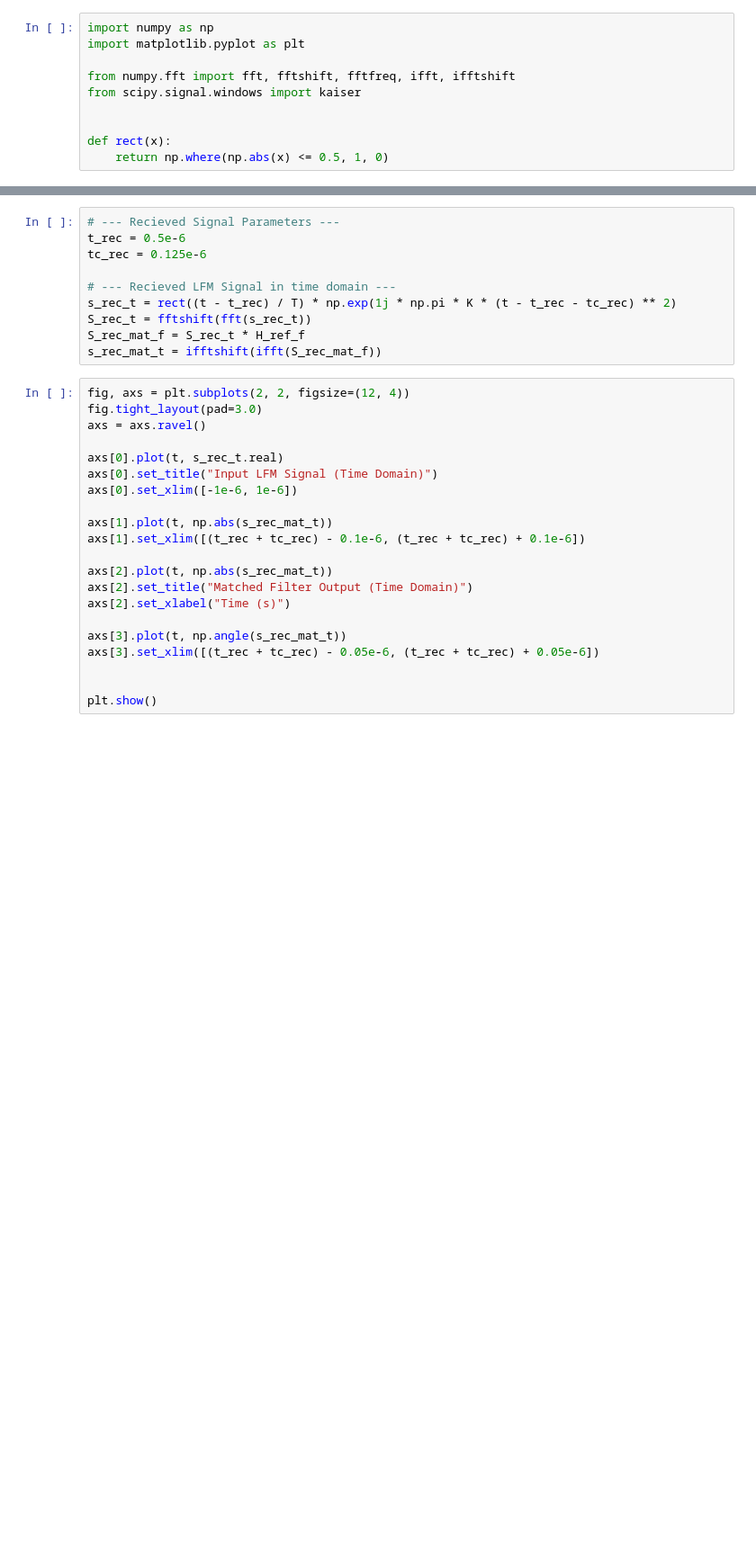
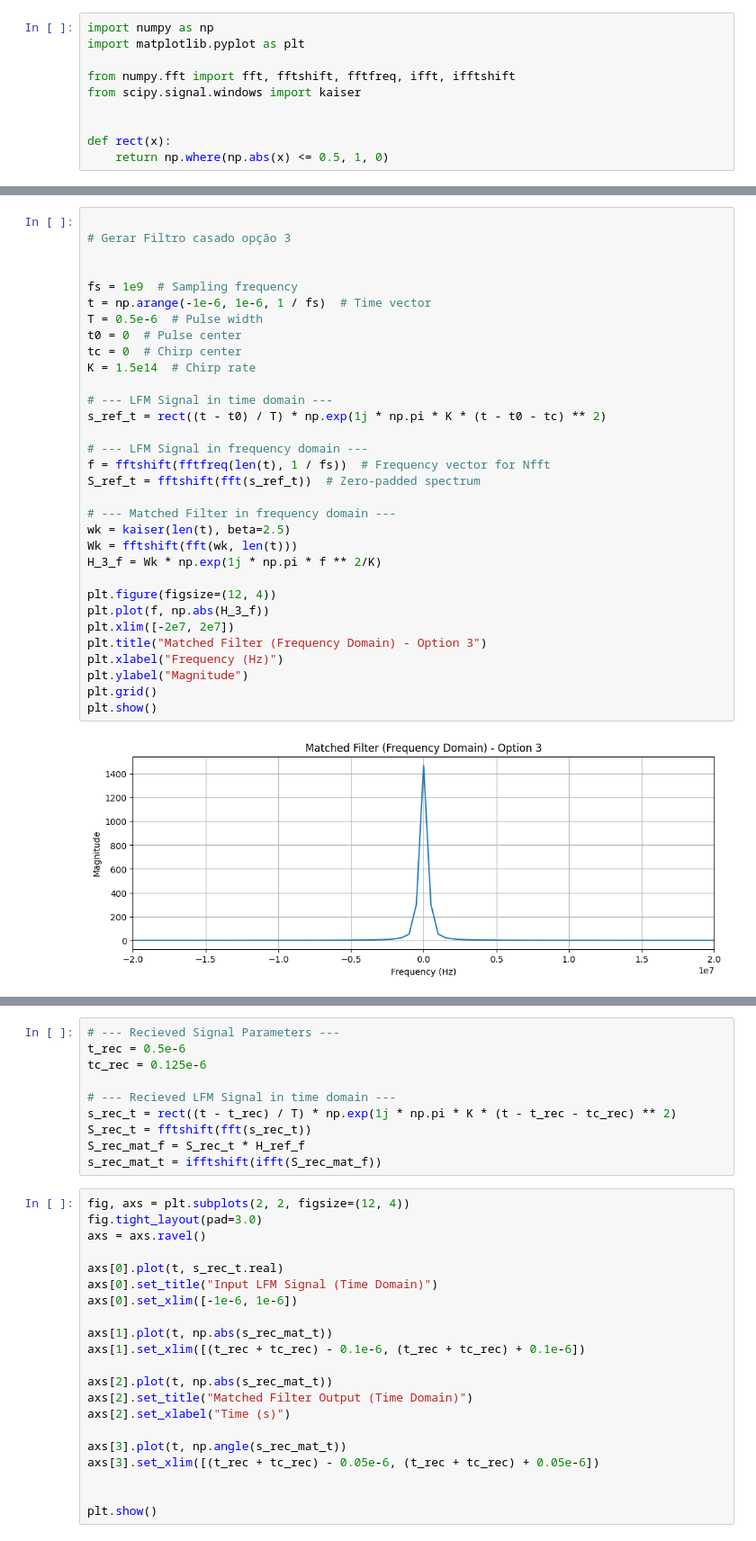
Before and after one commit to gabrielluizep/et-291, a Jupyter notebook: assignment-04/images.ipynb, the cells around one changed output, grey strips where cells are left out. Shown: that part at 90% size. Cells and saved outputs as stored; diff of their text form; blank space fills up the shorter version.

```diff
--- a/assignment-04/images.ipynb
+++ b/assignment-04/images.ipynb
@@ -83,0 +171,34 @@ plt.show()
+# %%
+
+# Gerar Filtro casado opção 3
+
+
+fs = 1e9  # Sampling frequency
+t = np.arange(-1e-6, 1e-6, 1 / fs)  # Time vector
+T = 0.5e-6  # Pulse width
+t0 = 0  # Pulse center
+tc = 0  # Chirp center
+K = 1.5e14  # Chirp rate
+
+# --- LFM Signal in time domain ---
+s_ref_t = rect((t - t0) / T) * np.exp(1j * np.pi * K * (t - t0 - tc) ** 2)
+
+# --- LFM Signal in frequency domain ---
+f = fftshift(fftfreq(len(t), 1 / fs))  # Frequency vector for Nfft
+S_ref_t = fftshift(fft(s_ref_t))  # Zero-padded spectrum
+
+# --- Matched Filter in frequency domain ---
+wk = kaiser(len(t), beta=2.5)
+Wk = fftshift(fft(wk, len(t)))
+H_3_f = Wk * np.exp(1j * np.pi * f ** 2/K)
+
+plt.figure(figsize=(12, 4))
+plt.plot(f, np.abs(H_3_f))
+plt.xlim([-2e7, 2e7])
+plt.title("Matched Filter (Frequency Domain) - Option 3")
+plt.xlabel("Frequency (Hz)")
+plt.ylabel("Magnitude")
+plt.grid()
+plt.show()
+# %% [output]
+[figure, added]
```
Also changed, not shown: parts of 8 cells of this notebook.
